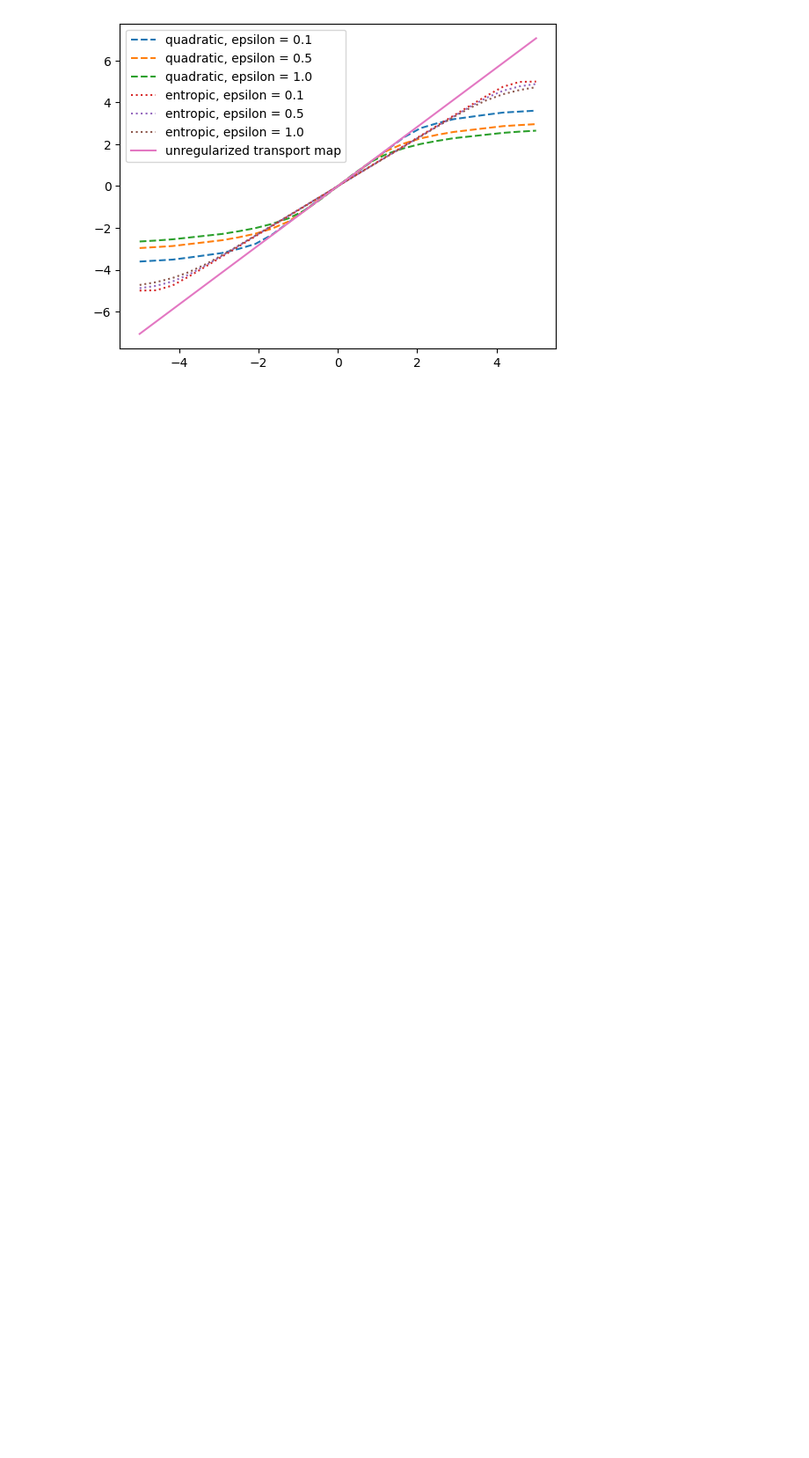
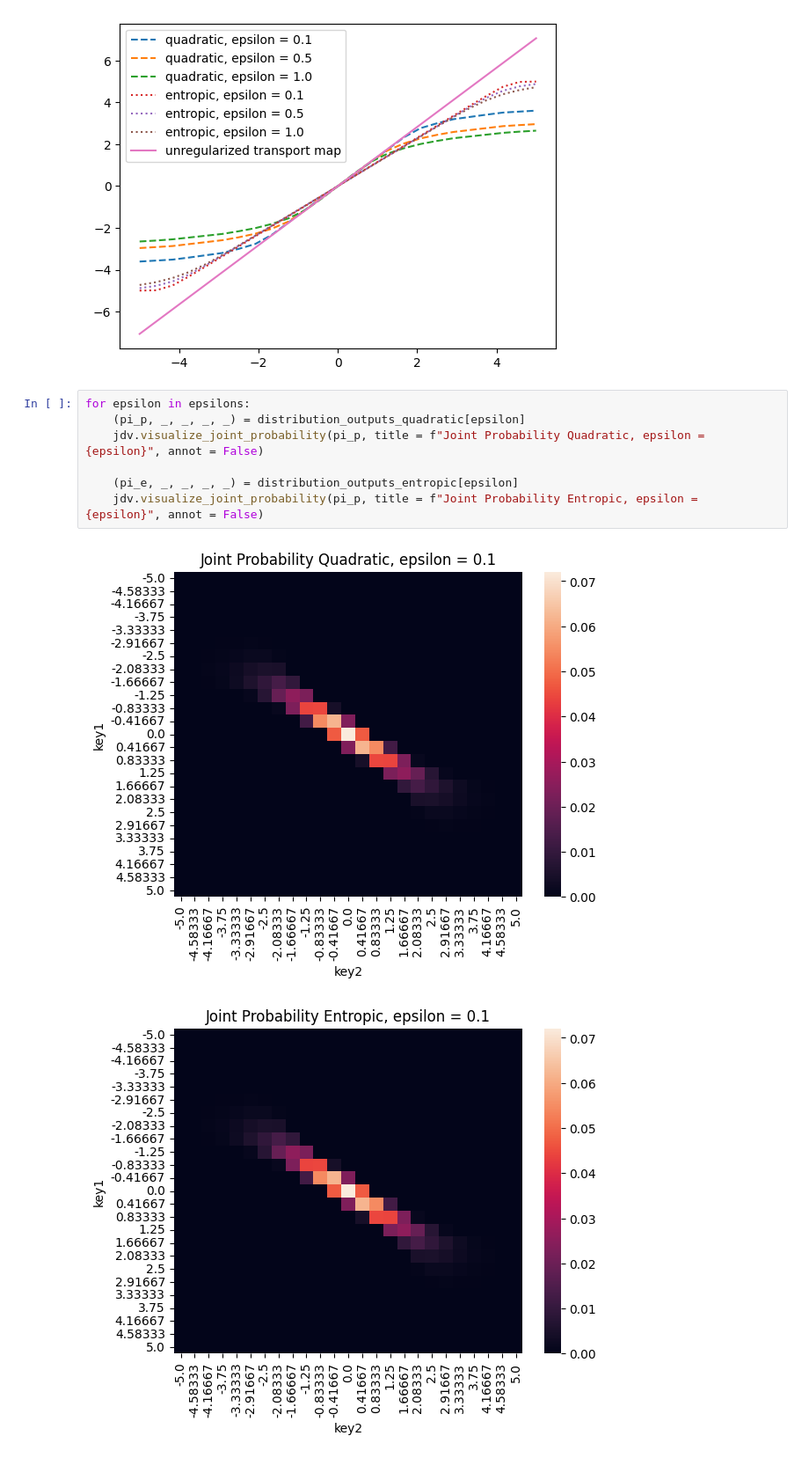
Before and after one commit to wasness-apma/quadraticOT, a Jupyter notebook: examples/gaussian_disc_conditional_map.ipynb, the cells around one changed output. Shown at 88% size. Saved outputs shown, nothing was run; the diff lists cells and outputs as text; blank space fills up the shorter version.

```diff
--- a/examples/gaussian_disc_conditional_map.ipynb
+++ b/examples/gaussian_disc_conditional_map.ipynb
@@ -104,3 +104,13 @@ plt.legend()
 plt.show()
 # %% [output]
 [figure]
+# %%
+for epsilon in epsilons:
+    (pi_p, _, _, _, _) = distribution_outputs_quadratic[epsilon]
+    jdv.visualize_joint_probability(pi_p, title = f"Joint Probability Quadratic, epsilon = {epsilon}", annot = False)
+
+    (pi_e, _, _, _, _) = distribution_outputs_entropic[epsilon]
+    jdv.visualize_joint_probability(pi_p, title = f"Joint Probability Entropic, epsilon = {epsilon}", annot = False)
+# %% [output]
+[figure, added]
+[figure, added]
```
Also changed, not shown: parts of 3 cells of this notebook.
